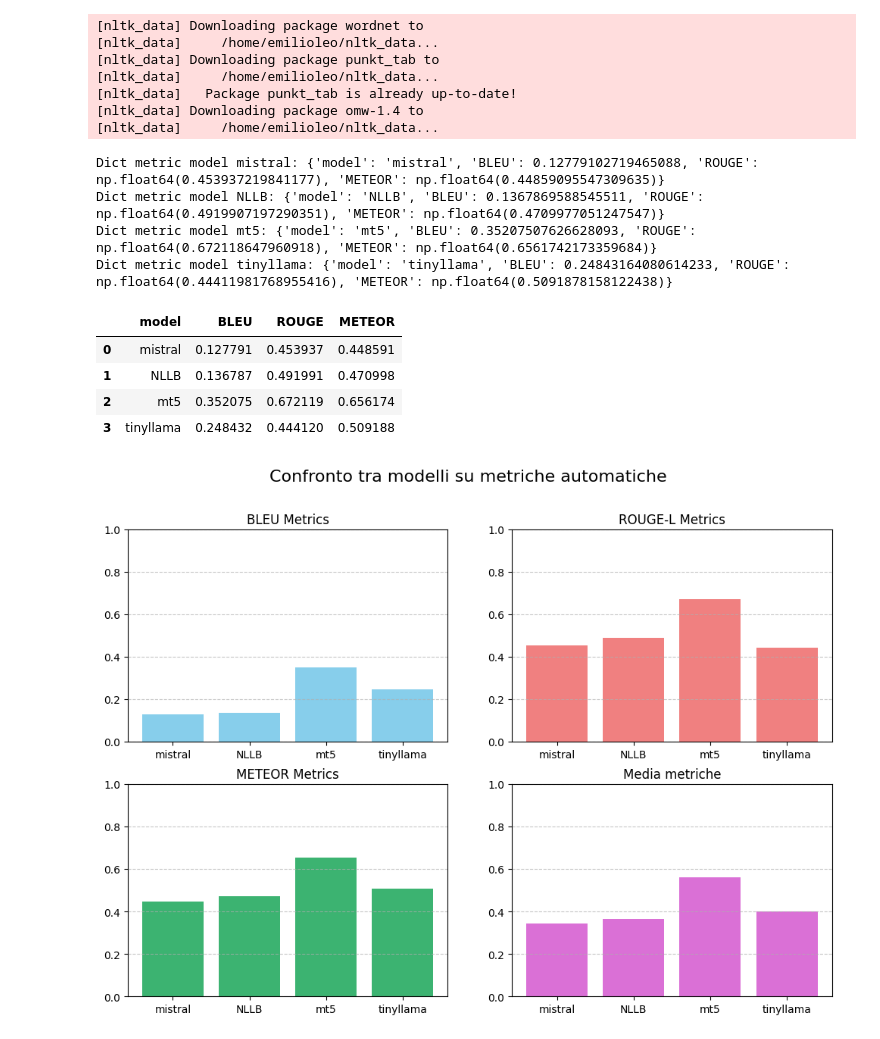
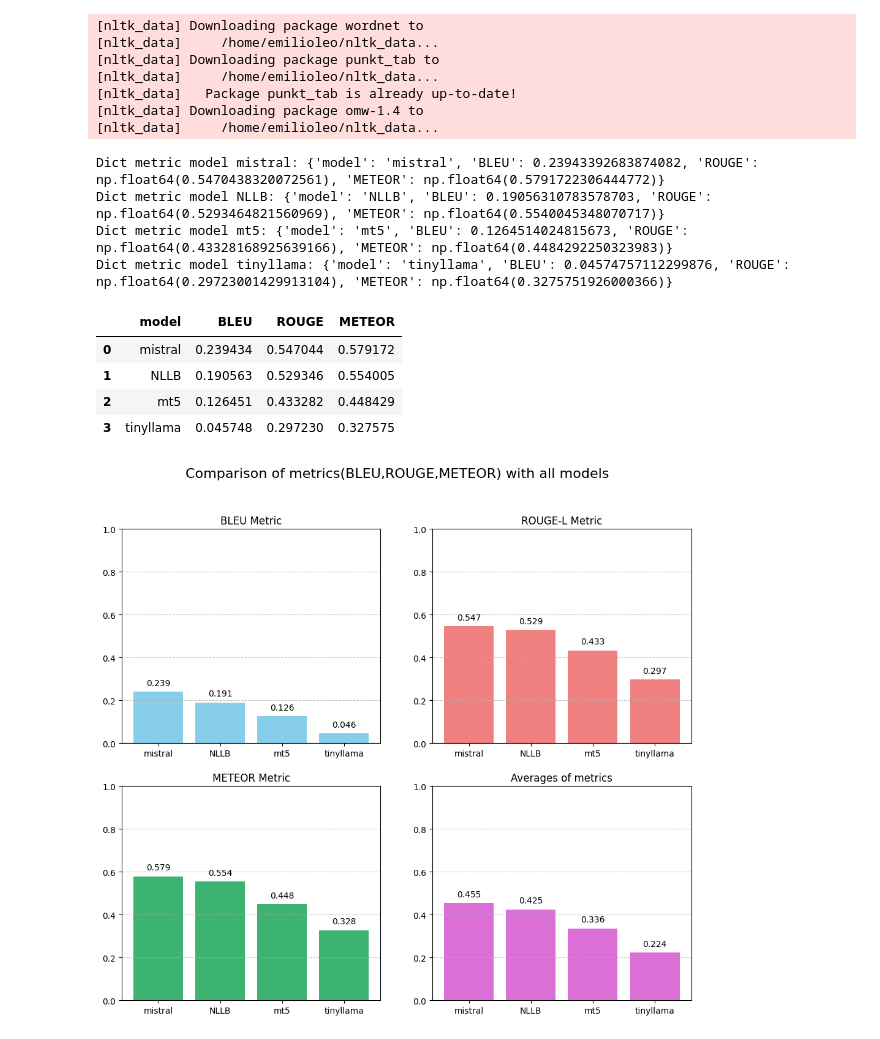
Before and after one commit to LucaColamarino/MNLP_HW2, a Jupyter notebook: Plot_results.ipynb, the cells around one changed output. Drawn from its saved outputs; the diff is of its cells as text; code cells hidden in the pictures.

Commit message:
Add plot results complete

```diff
--- a/Plot_results.ipynb
+++ b/Plot_results.ipynb
@@ -19,6 +19,8 @@ meteor = load("meteor")
 [nltk_data]   Package punkt_tab is already up-to-date!
 [nltk_data] Downloading package omw-1.4 to
 [nltk_data]     /home/emilioleo/nltk_data...
+# %%
+df_eval=pd.read_csv("./outputs/prometheus_eval.csv")
 # %%
 def compute_metrics_model(name_model,predictions,references):
     #results
@@ -38,54 +40,73 @@ def compute_metrics_model(name_model,predictions,references):
 
     return results
 # %%
-models={"mistral":(df_mistral["Sentence"],df_mistral["generated_translation"]),"NLLB": (df_nllb["Sentence"],df_nllb["generated_translation"]),"mt5":(df_mt5["Sentence"],df_mt5["generated_translation"]),"tinyllama":(df_tinyllama["Sentence"],df_tinyllama["generated_translation"])}
+sentences_mt5=[]
+for s in df_eval["mt5"]:
+    s1= s.replace("<pad>", "").replace("[", "").replace("]", "").replace("'", "").strip()
+    sentences_mt5.append(s1)
+models={"mistral":df_eval["mistral"],"NLLB":df_eval["nllb"],"mt5":sentences_mt5,"tinyllama":df_eval["tinyllama"]}
 
 
 list_dict=[]
 for m in models:
-    dict_metric=compute_metrics_model(m,models[m][1],models[m][0])
+    dict_metric=compute_metrics_model(m,models[m],df_eval["HumanEval"])
     print(f"Dict metric model {m}: {dict_metric}")
     list_dict.append(dict_metric)
 
 df_metrics=pd.DataFrame([list_dict[0],list_dict[1],list_dict[2],list_dict[3]])
 df_metrics.head(5)
 # %% [output]
-Dict metric model mistral: {'model': 'mistral', 'BLEU': 0.12779102719465088, 'ROUGE': np.float64(0.453937219841177), 'METEOR': np.float64(0.44859095547309635)}
-Dict metric model NLLB: {'model': 'NLLB', 'BLEU': 0.1367869588545511, 'ROUGE': np.float64(0.4919907197290351), 'METEOR': np.float64(0.4709977051247547)}
-Dict metric model mt5: {'model': 'mt5', 'BLEU': 0.35207507626628093, 'ROUGE': np.float64(0.672118647960918), 'METEOR': np.float64(0.6561742173359684)}
-Dict metric model tinyllama: {'model': 'tinyllama', 'BLEU': 0.24843164080614233, 'ROUGE': np.float64(0.44411981768955416), 'METEOR': np.float64(0.5091878158122438)}
+Dict metric model mistral: {'model': 'mistral', 'BLEU': 0.23943392683874082, 'ROUGE': np.float64(0.5470438320072561), 'METEOR': np.float64(0.5791722306444772)}
+Dict metric model NLLB: {'model': 'NLLB', 'BLEU': 0.19056310783578703, 'ROUGE': np.float64(0.5293464821560969), 'METEOR': np.float64(0.5540045348070717)}
+Dict metric model mt5: {'model': 'mt5', 'BLEU': 0.1264514024815673, 'ROUGE': np.float64(0.43328168925639166), 'METEOR': np.float64(0.4484292250323983)}
+Dict metric model tinyllama: {'model': 'tinyllama', 'BLEU': 0.04574757112299876, 'ROUGE': np.float64(0.29723001429913104), 'METEOR': np.float64(0.3275751926000366)}
 |  | model | BLEU | ROUGE | METEOR |
-| 0 | mistral | 0.127791 | 0.453937 | 0.448591 |
-| 1 | NLLB | 0.136787 | 0.491991 | 0.470998 |
-| 2 | mt5 | 0.352075 | 0.672119 | 0.656174 |
-| 3 | tinyllama | 0.248432 | 0.444120 | 0.509188 |
+| 0 | mistral | 0.239434 | 0.547044 | 0.579172 |
+| 1 | NLLB | 0.190563 | 0.529346 | 0.554005 |
+| 2 | mt5 | 0.126451 | 0.433282 | 0.448429 |
+| 3 | tinyllama | 0.045748 | 0.297230 | 0.327575 |
+# %%
+def plot_text(bars,axes):
+    for bar in bars:
+        height = bar.get_height()
+        axes.text(
+            bar.get_x() + bar.get_width() / 2,
+            height + 0.02,
+            f"{height:.3f}",
+            ha='center', va='bottom', fontsize=10
+        )
 # %%
-fig, axes = plt.subplots(2, 2, figsize=(12, 8))
-fig.suptitle("Confronto tra modelli su metriche automatiche", fontsize=16)
+fig, axes = plt.subplots(2, 2, figsize=(12, 10))
+fig.suptitle("Comparison of metrics(BLEU,ROUGE,METEOR) with all models", fontsize=16)
 
-axes[0, 0].bar(df_metrics["model"],df_metrics["BLEU"], color='skyblue')
-axes[0, 0].set_title("BLEU Metrics")
+bars_bleu=axes[0, 0].bar(df_metrics["model"],df_metrics["BLEU"], color='skyblue')
+axes[0, 0].set_title("BLEU Metric")
 axes[0, 0].set_ylim(0, 1)
 axes[0, 0].grid(axis='y', linestyle='--', alpha=0.7)
+plot_text(bars_bleu,axes[0, 0])
 
-axes[0, 1].bar(df_metrics["model"],df_metrics["ROUGE"], color='lightcoral')
-axes[0, 1].set_title("ROUGE-L Metrics")
+
+bars_rouge=axes[0, 1].bar(df_metrics["model"],df_metrics["ROUGE"], color='lightcoral')
+axes[0, 1].set_title("ROUGE-L Metric")
 axes[0, 1].set_ylim(0, 1)
 axes[0, 1].grid(axis='y', linestyle='--', alpha=0.7)
+plot_text(bars_rouge,axes[0, 1])
 
-axes[1, 0].bar(df_metrics["model"],df_metrics["METEOR"], color='mediumseagreen')
-axes[1, 0].set_title("METEOR Metrics")
+bars_meteor=axes[1, 0].bar(df_metrics["model"],df_metrics["METEOR"], color='mediumseagreen')
+axes[1, 0].set_title("METEOR Metric")
 axes[1, 0].set_ylim(0, 1)
 axes[1, 0].grid(axis='y', linestyle='--', alpha=0.7)
+plot_text(bars_meteor,axes[1, 0])
 
 average_score=[]
 for b, r, m in zip(df_metrics["BLEU"],df_metrics["ROUGE"],df_metrics["METEOR"]):
     average_score.append((b + r + m) / 3)
 
 
-axes[1, 1].bar(df_metrics["model"], average_score, color='orchid')
-axes[1, 1].set_title("Media metriche")
+bars_mean=axes[1, 1].bar(df_metrics["model"], average_score, color='orchid')
+axes[1, 1].set_title("Averages of metrics")
 axes[1, 1].set_ylim(0, 1)
 axes[1, 1].grid(axis='y', linestyle='--', alpha=0.7)
+plot_text(bars_mean,axes[1,1])
 # %% [output]
-[figure, old version]
+[figure, new version]
```
